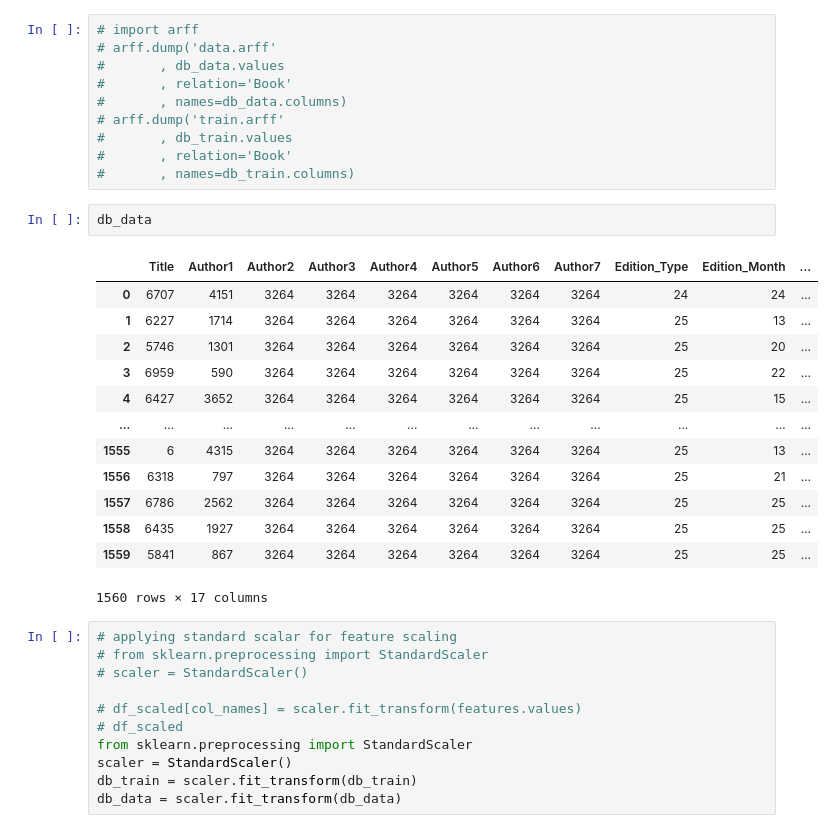
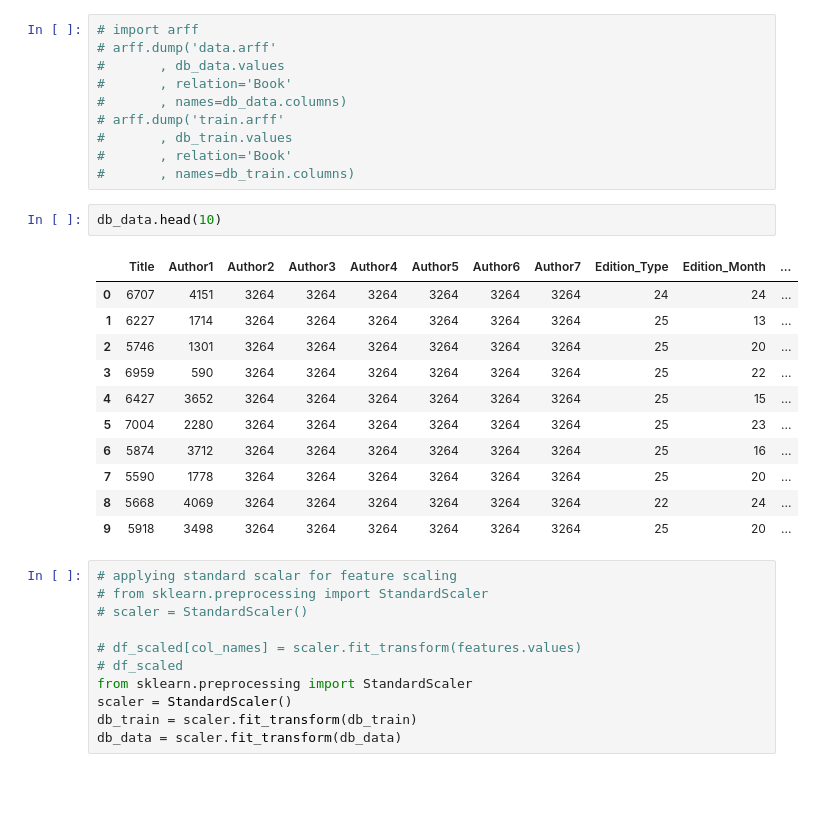
Before and after one commit to su050300/Predict_The_Price_Of_Books, a Jupyter notebook: panda.ipynb, the cells around one changed output. Drawn from its saved outputs; the diff is of its cells as text; blank space fills up the shorter version.

```diff
--- a/panda.ipynb
+++ b/panda.ipynb
@@ -1057,21 +994,19 @@ db_train.to_csv('train.csv',index=False)
 #       , relation='Book'
 #       , names=db_train.columns)
 # %%
-db_data
+db_data.head(10)
 # %% [output]
 |  | Title | Author1 | Author2 | Author3 | Author4 | Author5 | Author6 | Author7 | Edition_Type | Edition_Month | ... |
 | 0 | 6707 | 4151 | 3264 | 3264 | 3264 | 3264 | 3264 | 3264 | 24 | 24 | ... |
 | 1 | 6227 | 1714 | 3264 | 3264 | 3264 | 3264 | 3264 | 3264 | 25 | 13 | ... |
 | 2 | 5746 | 1301 | 3264 | 3264 | 3264 | 3264 | 3264 | 3264 | 25 | 20 | ... |
 | 3 | 6959 | 590 | 3264 | 3264 | 3264 | 3264 | 3264 | 3264 | 25 | 22 | ... |
 | 4 | 6427 | 3652 | 3264 | 3264 | 3264 | 3264 | 3264 | 3264 | 25 | 15 | ... |
-| ... | ... | ... | ... | ... | ... | ... | ... | ... | ... | ... | ... |
-| 1555 | 6 | 4315 | 3264 | 3264 | 3264 | 3264 | 3264 | 3264 | 25 | 13 | ... |
-| 1556 | 6318 | 797 | 3264 | 3264 | 3264 | 3264 | 3264 | 3264 | 25 | 21 | ... |
-| 1557 | 6786 | 2562 | 3264 | 3264 | 3264 | 3264 | 3264 | 3264 | 25 | 25 | ... |
-| 1558 | 6435 | 1927 | 3264 | 3264 | 3264 | 3264 | 3264 | 3264 | 25 | 25 | ... |
-| 1559 | 5841 | 867 | 3264 | 3264 | 3264 | 3264 | 3264 | 3264 | 25 | 25 | ... |
+| 5 | 7004 | 2280 | 3264 | 3264 | 3264 | 3264 | 3264 | 3264 | 25 | 23 | ... |
+| 6 | 5874 | 3712 | 3264 | 3264 | 3264 | 3264 | 3264 | 3264 | 25 | 16 | ... |
+| 7 | 5590 | 1778 | 3264 | 3264 | 3264 | 3264 | 3264 | 3264 | 25 | 20 | ... |
+| 8 | 5668 | 4069 | 3264 | 3264 | 3264 | 3264 | 3264 | 3264 | 22 | 24 | ... |
+| 9 | 5918 | 3498 | 3264 | 3264 | 3264 | 3264 | 3264 | 3264 | 25 | 20 | ... |
-1560 rows × 17 columns
 # %%
 # applying standard scalar for feature scaling
 # from sklearn.preprocessing import StandardScaler
```
Also changed, not shown: parts of 26 cells of this notebook.
